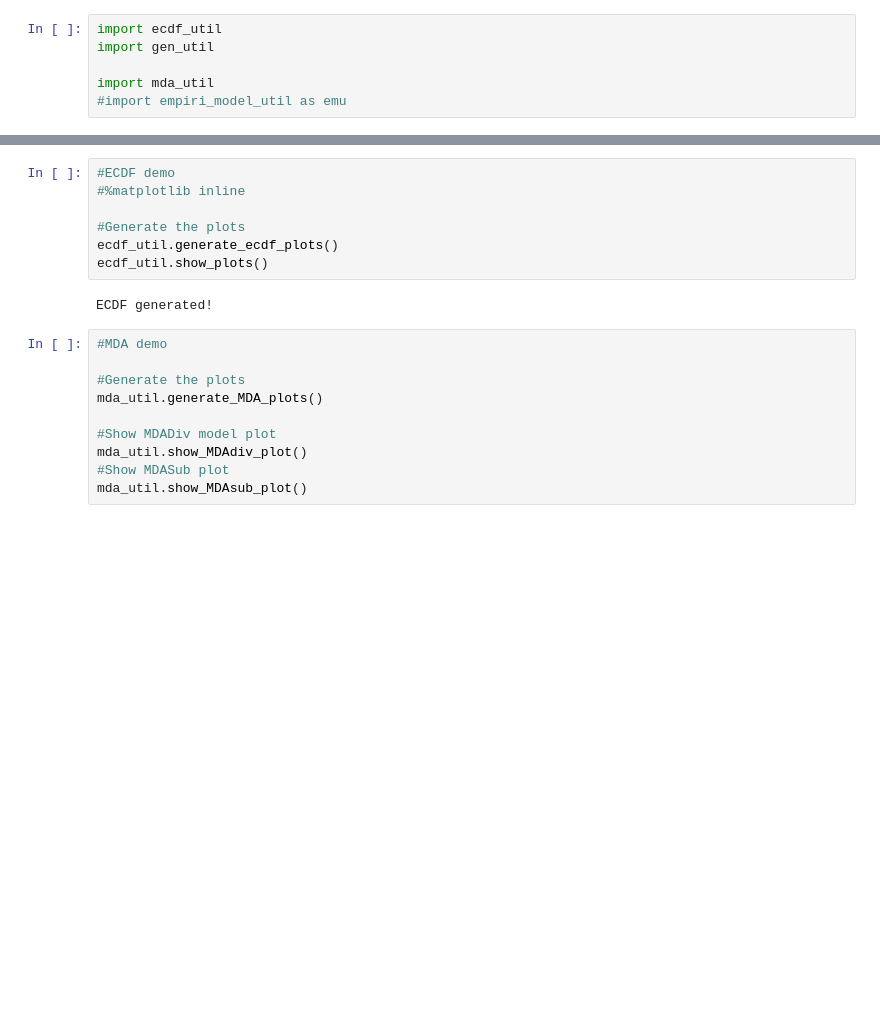
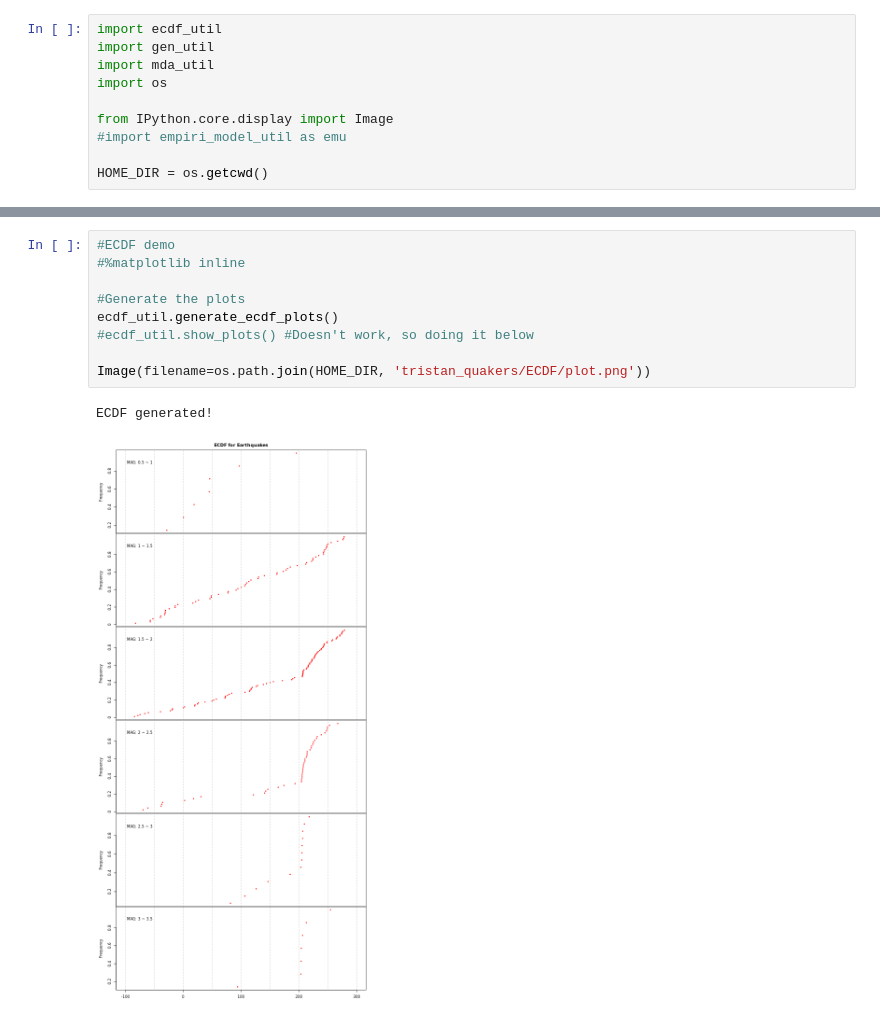
Before and after one commit to tristantao/earthquake_master, a Jupyter notebook: Demo_Master.ipynb, the cells around one changed output, grey strips where cells are left out. Saved outputs shown, nothing was run; the diff lists cells and outputs as text; blank space fills up the shorter version.

```diff
--- a/Demo_Master.ipynb
+++ b/Demo_Master.ipynb
@@ -1,9 +1,13 @@
 # %%
 import ecdf_util
 import gen_util
+import mda_util
+import os
 
-import mda_util
+from IPython.core.display import Image
 #import empiri_model_util as emu
+
+HOME_DIR = os.getcwd()
 # %%
     #intall requirements
 #gen_util.prep_env()
@@ -25,19 +28,12 @@ Raw Curation complete
 # %%
 #ECDF demo
 #%matplotlib inline
 
 #Generate the plots
 ecdf_util.generate_ecdf_plots()
-ecdf_util.show_plots()
+#ecdf_util.show_plots() #Doesn't work, so doing it below
+
+Image(filename=os.path.join(HOME_DIR, 'tristan_quakers/ECDF/plot.png'))
 # %% [output]
 ECDF generated!
+[figure, added]
-# %%
-#MDA demo
-
-#Generate the plots
-mda_util.generate_MDA_plots()
-
-#Show MDADiv model plot
-mda_util.show_MDAdiv_plot()
-#Show MDASub plot
-mda_util.show_MDAsub_plot()
```
Also changed, not shown: parts of 4 cells of this notebook.
